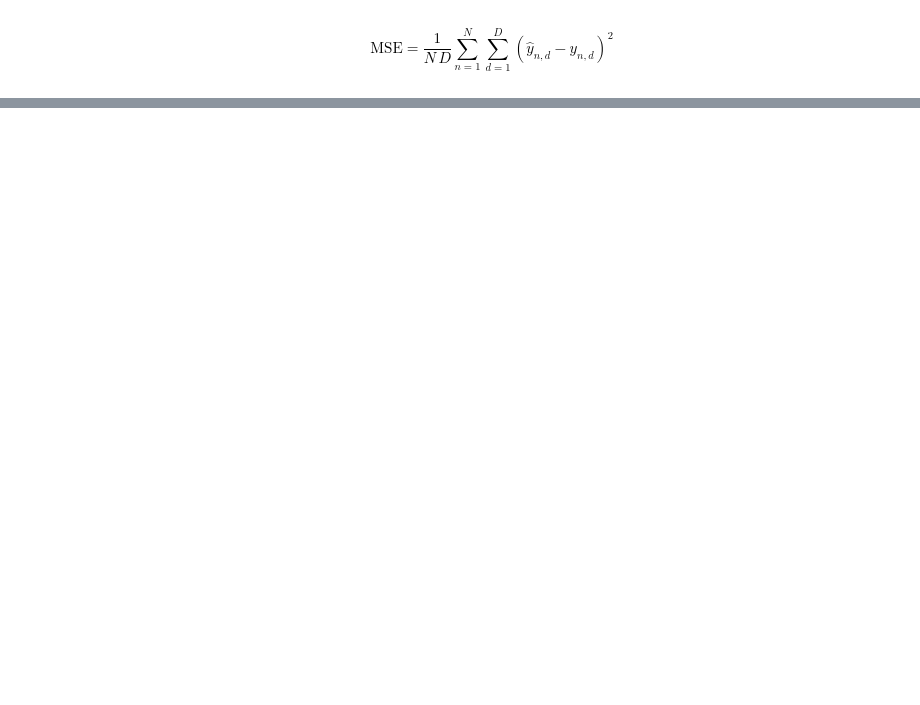
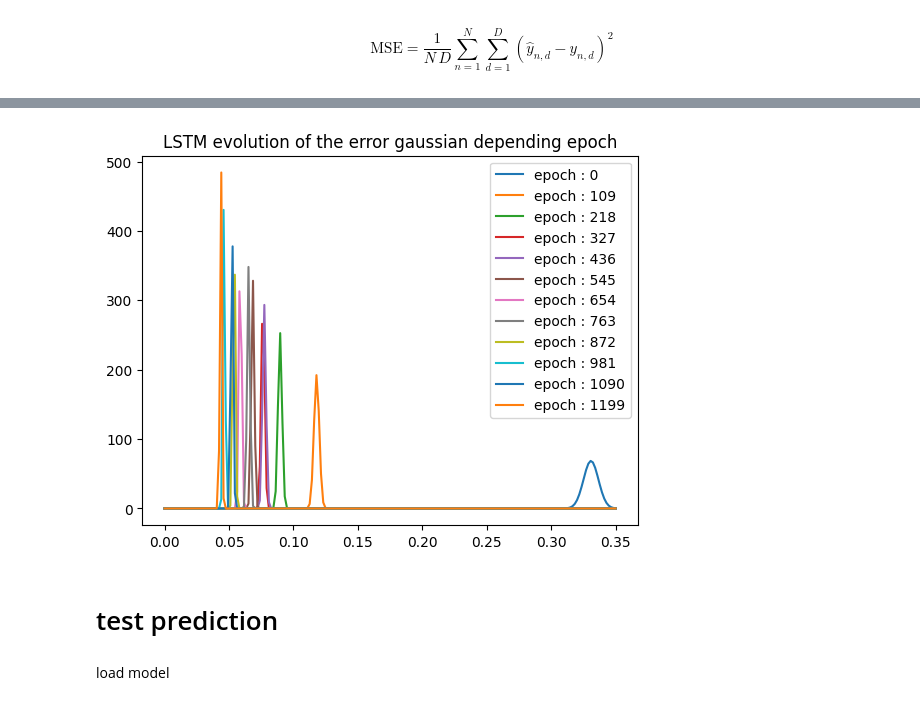
Before and after one commit to zaurdar/Sensorea_AI, a Jupyter notebook: Model_creation.ipynb, the cells around one changed output, grey strips where cells are left out. Cells and saved outputs as stored; diff of their text form; code cells hidden in the pictures; blank space fills up the shorter version.

```diff
--- a/Model_creation.ipynb
+++ b/Model_creation.ipynb
@@ -225,0 +267,17 @@ plt.show()
+# %%
+def gaussian(x, mu=0.0, sigma=1.0):
+    return np.exp(-0.5 * ((x - mu) / sigma)**2) / (sigma * np.sqrt(2*np.pi))
+for i in range(0,len(LSTM_RMSE_val),109):
+    x = np.linspace(0, 0.35, 200)
+    y = gaussian(x, mu=LSTM_RMSE_val[i], sigma=LSTM_Std_val[i])
+    plt.plot(x,y,label=f"epoch : {i}")
+plt.title("LSTM evolution of the error gaussian depending epoch")
+plt.legend()
+plt.savefig("LSTM_gaussian_val_5min_sim0.0002_input18_wo_occ.png")
+plt.show()
+# %% [output]
+[figure, added]
+# %% [markdown]
+# test prediction
+# %% [markdown]
+load model
```
Also changed, not shown: parts of 23 cells of this notebook, 5 other files.
